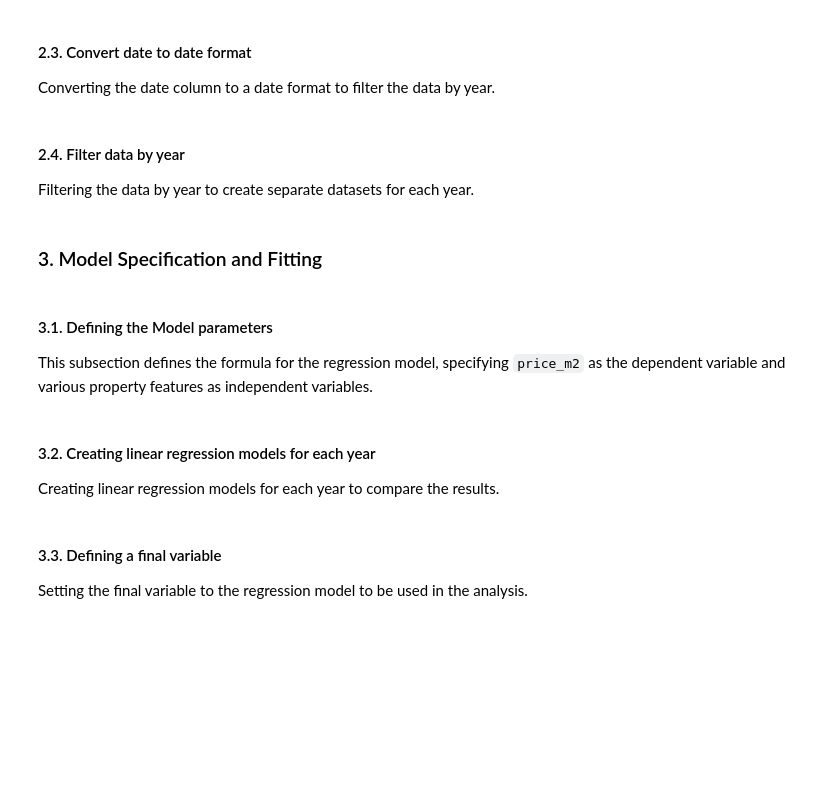
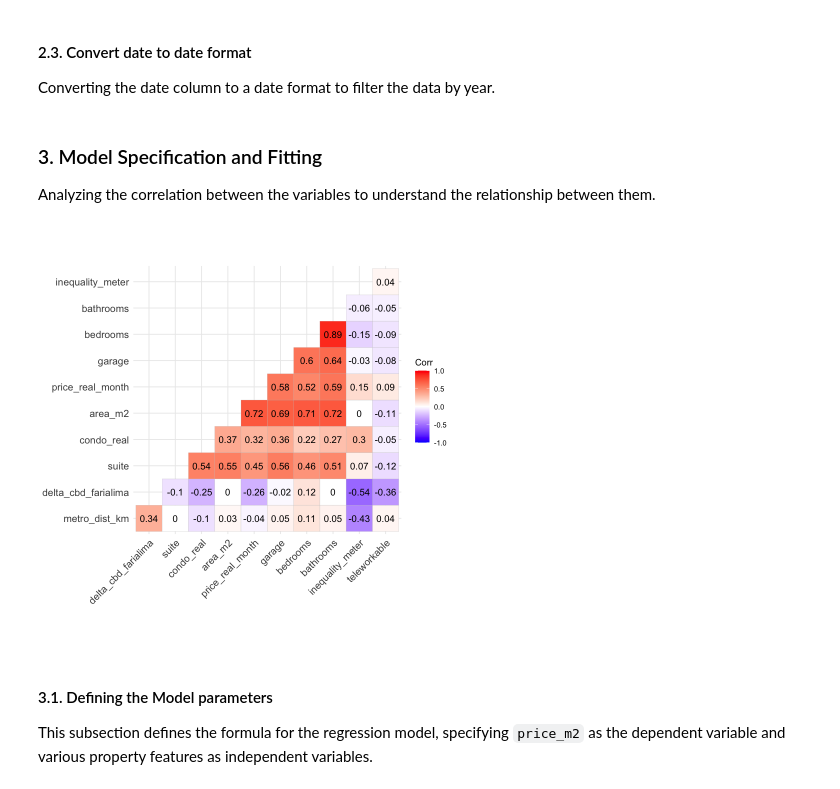
Before and after one commit to halefmichel/halef-thesis, a Jupyter notebook: regression/main/regressions_final.ipynb, the cells around one changed output. Saved outputs shown, nothing was run; the diff lists cells and outputs as text; code cells hidden in the pictures; blank space fills up the shorter version.

Commit message:
[main] change on regression code

```diff
--- a/regression/main/regressions_final.ipynb
+++ b/regression/main/regressions_final.ipynb
@@ -21,7 +36,7 @@ library(HH)
 #### 2.1. Reading the Data
 Reading the data from the CSV file and displaying the first few rows to understand the structure of the data.
 # %%
-data_rent <- read.csv("../../resources/clean-data/rent_2018_2023.csv", dec = ",", header = TRUE, sep = ";")
+data_rent <- read.csv("/Users/karimmbk/Documents/halef-thesis/web-scraper/resources/clean-data/rent_2018_2021.csv", dec = ",", header = TRUE, sep = ";")
 # %% [markdown]
 #### 2.2. Convert categorical variables to factors (dummy variables)
 Converting categorical variables to factors to use them in the regression model.
@@ -36,6 +51,3 @@ data_rent$swimming_pool <- as.factor(data_rent$swimming_pool)
 Converting the date column to a date format to filter the data by year.
 # %%
 data_rent$date <- as.Date(data_rent$date, format = "%d/%m/%Y")
-# %% [markdown]
-#### 2.4. Filter data by year
-Filtering the data by year to create separate datasets for each year.
@@ -49,5 +54,14 @@ data_2023 <- filter(data_rent, year(date) == 2023)
 # %% [markdown]
 ### 3. Model Specification and Fitting
+ Analyzing the correlation between the variables to understand the relationship between them.
+# %%
+corr_data <- data_rent[, (names(data_rent) %in% c("price_real_month", "area_m2", "bedrooms", "bathrooms", "garage", "condo_real", "metro_dist_km", "delta_cbd_farialima", "teleworkable", "inequality_meter", "suite"))]
+
+# Compute correlation at 2 decimal places
+corr_matrix <- round(cor(corr_data), 2)
+ggcorrplot(corr_matrix, hc.order = TRUE, type = "lower", lab = TRUE)
+# %% [output]
+[figure, added]
 # %% [markdown]
 #### 3.1. Defining the Model parameters
 This subsection defines the formula for the regression model, specifying `price_m2` as the dependent variable and various property features as independent variables.
@@ -69,3 +82,0 @@ params <- (price_m2 ~ area_m2 +
-# %% [markdown]
-#### 3.2. Creating linear regression models for each year
-Creating linear regression models for each year to compare the results.
@@ -80,3 +82,0 @@ reg_2023 <- lm(params, data = data_2023)
-# %% [markdown]
-#### 3.3. Defining a final variable
-Setting the final variable to the regression model to be used in the analysis.
```
Also changed, not shown: parts of 23 cells of this notebook, 1 other file.
